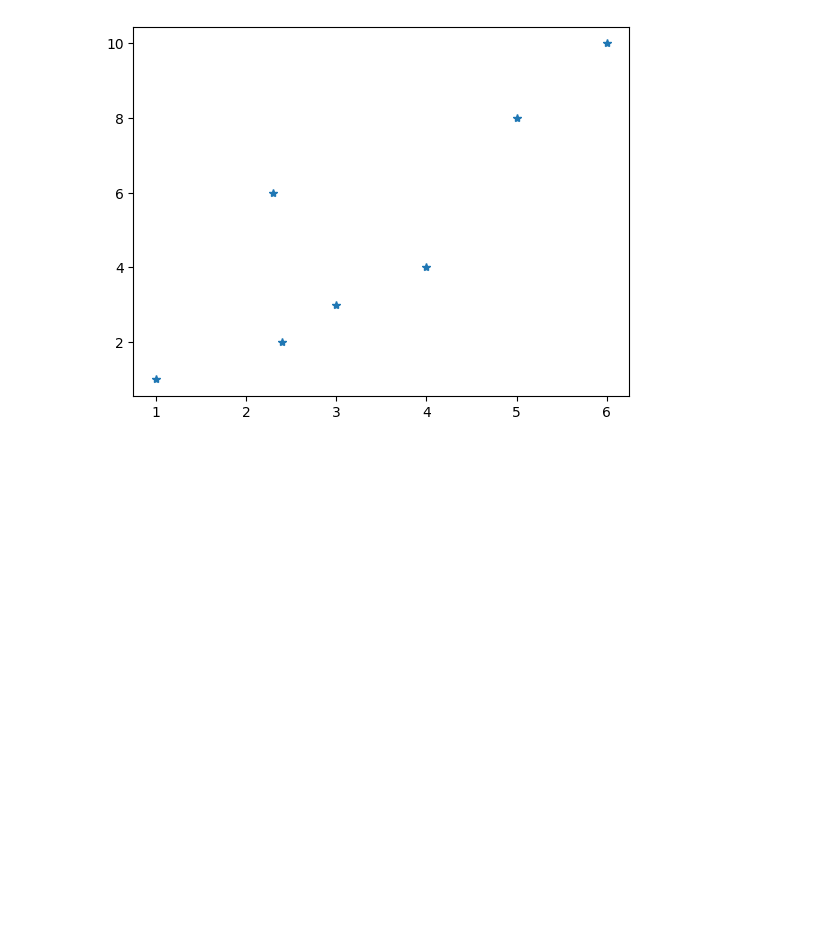
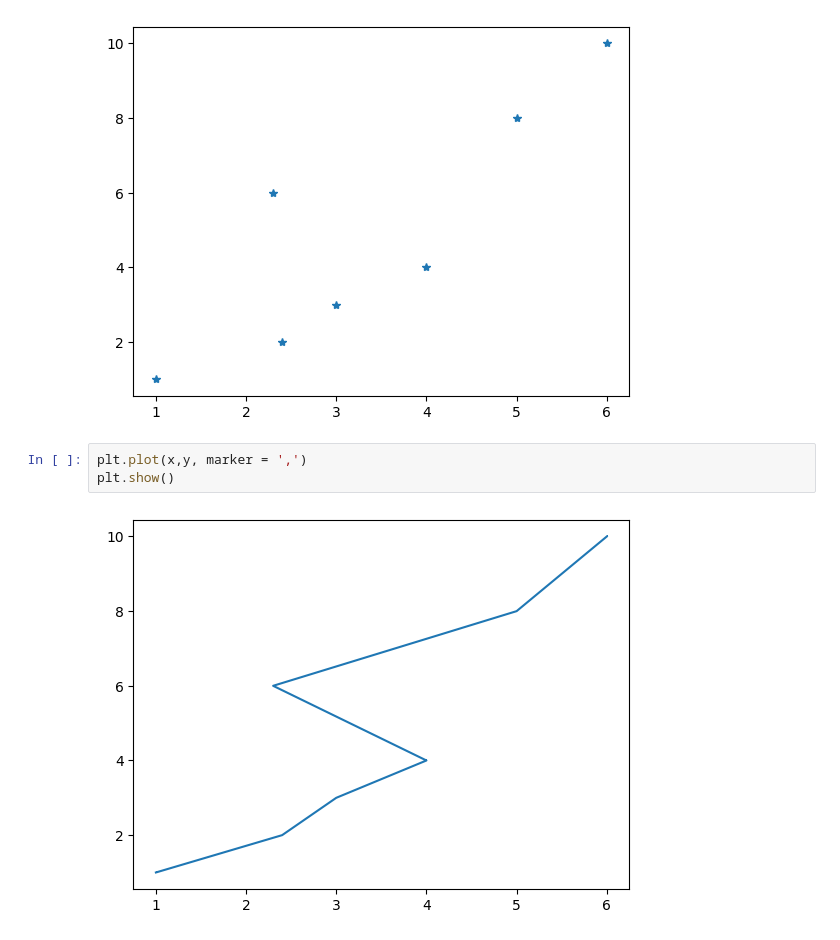
Before and after one commit to SAliSH79/Python_Hejazizo, a Jupyter notebook: Advanced/Matplotlib.ipynb, the cells around one changed output. Cells and saved outputs as stored; diff of their text form; blank space fills up the shorter version.

Commit message:
marker attributes

```diff
--- a/Advanced/Matplotlib.ipynb
+++ b/Advanced/Matplotlib.ipynb
@@ -15,3 +15,8 @@ plt.plot(x,y, '*')
 plt.show()
 # %% [output]
 [figure]
+# %%
+plt.plot(x,y, marker = ',')
+plt.show()
+# %% [output]
+[figure, added]
```
Also changed, not shown: parts of 4 cells of this notebook.
